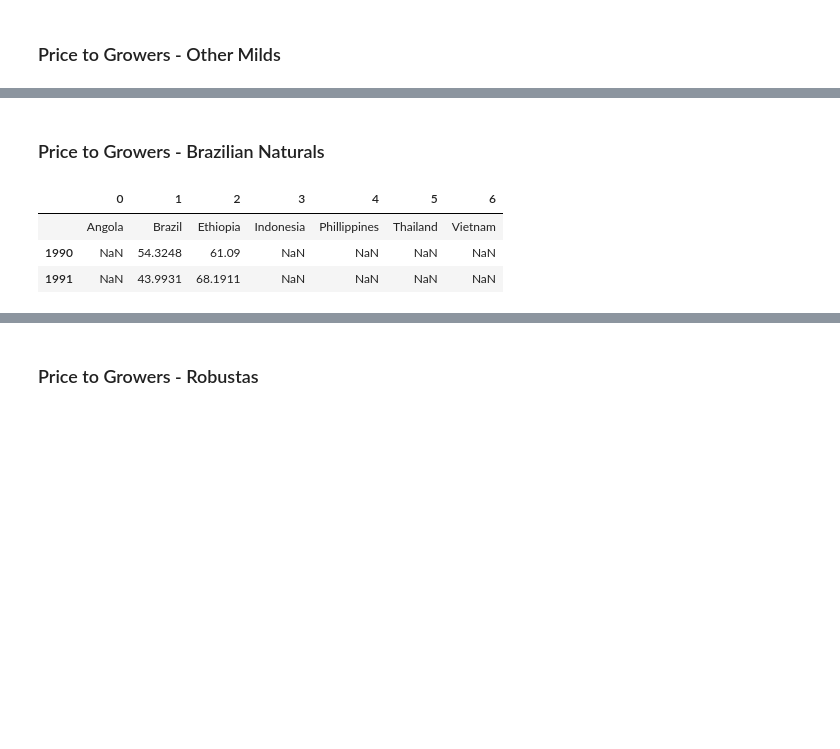
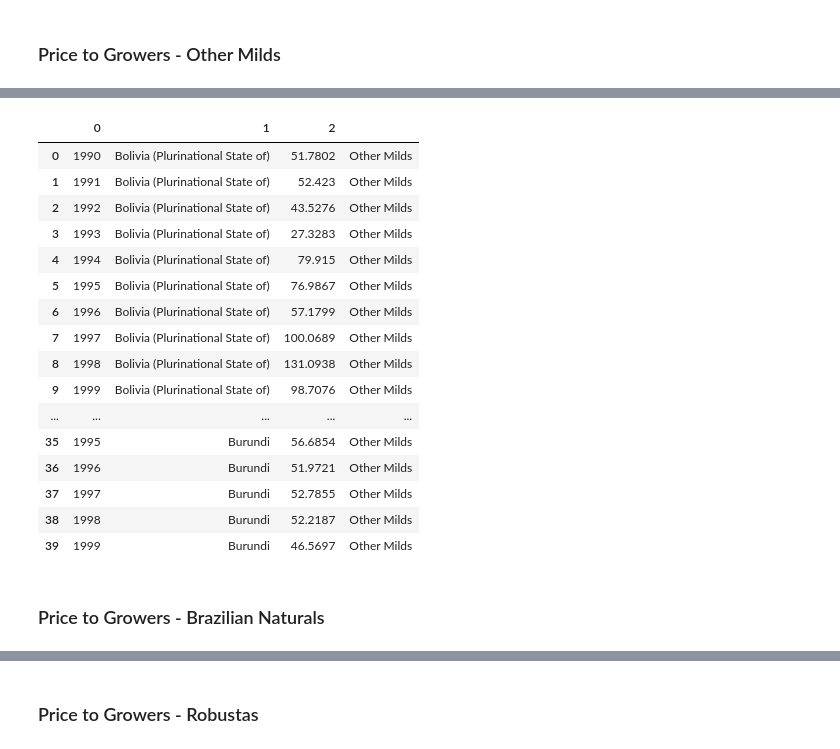
Before and after one commit to nikoelvambuena95/coffee, a Jupyter notebook: coffee.ipynb, the cells around one changed output, grey strips where cells are left out. Drawn from its saved outputs; the diff is of its cells as text; code cells hidden in the pictures; blank space fills up the shorter version.

Commit message:
normalized remaining coffee types

```diff
--- a/coffee.ipynb
+++ b/coffee.ipynb
@@ -207,0 +194,4 @@ pg_OtherMilds_df = resetHead_df
+# %%
+# Drop "country names" column
+new_df = df.drop(columns=df.columns[0])
+new_df.head()
@@ -208,14 +206,61 @@ pg_OtherMilds_df = resetHead_df
+# %%
+# Loop through DataFrame to seperate data
+big_list = []
+counter = -1
+
+for index , row in new_df.iterrows():
+
+    year_list = []
+    for x in range(len(small_list)):
+        year = 1990 + x
+        year_list.append(year)
+
+    big_list.append(year_list)
+
+    list1 = []
+    counter += 1
+    for y in range(len(small_list)):
+        list1.append(country_list[counter])
+
+    big_list.append(list1)
+
+    small_list = []
+    for z in row:
+        small_list.append(z)
+
+    big_list.append(small_list)
+# %%
+# Create individual dataframes from seperated data
+final_list = []
+for item in range(len(country_list)):
+    df = pd.DataFrame([big_list[(item * 3)],
+                       big_list[(int((((item + 1)*9)/3)-2))],
+                       big_list[((((item + 2)*3)-4))]]).T.reset_index(drop = True)
+    final_list.append(df)
+# %%
+# Concat dataframes for normalized (1NF) data structure
+otherMild_df = pd.concat(final_list).reset_index(drop = True)
+otherMild_df[''] = "Other Milds"
+otherMild_df.head(40)
+# %% [output]
+|  | 0 | 1 | 2 |  |
+| 0 | 1990 | Bolivia (Plurinational State of) | 51.7802 | Other Milds |
+| 1 | 1991 | Bolivia (Plurinational State of) | 52.423 | Other Milds |
+| 2 | 1992 | Bolivia (Plurinational State of) | 43.5276 | Other Milds |
+| 3 | 1993 | Bolivia (Plurinational State of) | 27.3283 | Other Milds |
+| 4 | 1994 | Bolivia (Plurinational State of) | 79.915 | Other Milds |
+| 5 | 1995 | Bolivia (Plurinational State of) | 76.9867 | Other Milds |
+| 6 | 1996 | Bolivia (Plurinational State of) | 57.1799 | Other Milds |
+| 7 | 1997 | Bolivia (Plurinational State of) | 100.0689 | Other Milds |
+| 8 | 1998 | Bolivia (Plurinational State of) | 131.0938 | Other Milds |
+| 9 | 1999 | Bolivia (Plurinational State of) | 98.7076 | Other Milds |
+| ... | ... | ... | ... | ... |
+| 35 | 1995 | Burundi | 56.6854 | Other Milds |
+| 36 | 1996 | Burundi | 51.9721 | Other Milds |
+| 37 | 1997 | Burundi | 52.7855 | Other Milds |
+| 38 | 1998 | Burundi | 52.2187 | Other Milds |
+| 39 | 1999 | Burundi | 46.5697 | Other Milds |
 # %% [markdown]
 ### Price to Growers - Brazilian Naturals
 # %%
 df = pd.read_csv('resources/priceGrowers_brazilianNaturals.csv')
-# %%
-# Transpose row and columns
-transposed_df = df.T
-transposed_df = transposed_df.rename(index={"Unnamed: 0":""})
-transposed_df.head(3)
-# %% [output]
-|  | 0 | 1 | 2 | 3 | 4 | 5 | 6 |
-|  | Angola | Brazil | Ethiopia | Indonesia | Phillippines | Thailand | Vietnam |
-| 1990 | NaN | 54.3248 | 61.09 | NaN | NaN | NaN | NaN |
-| 1991 | NaN | 43.9931 | 68.1911 | NaN | NaN | NaN | NaN |
```
Also changed, not shown: parts of 23 cells of this notebook.
